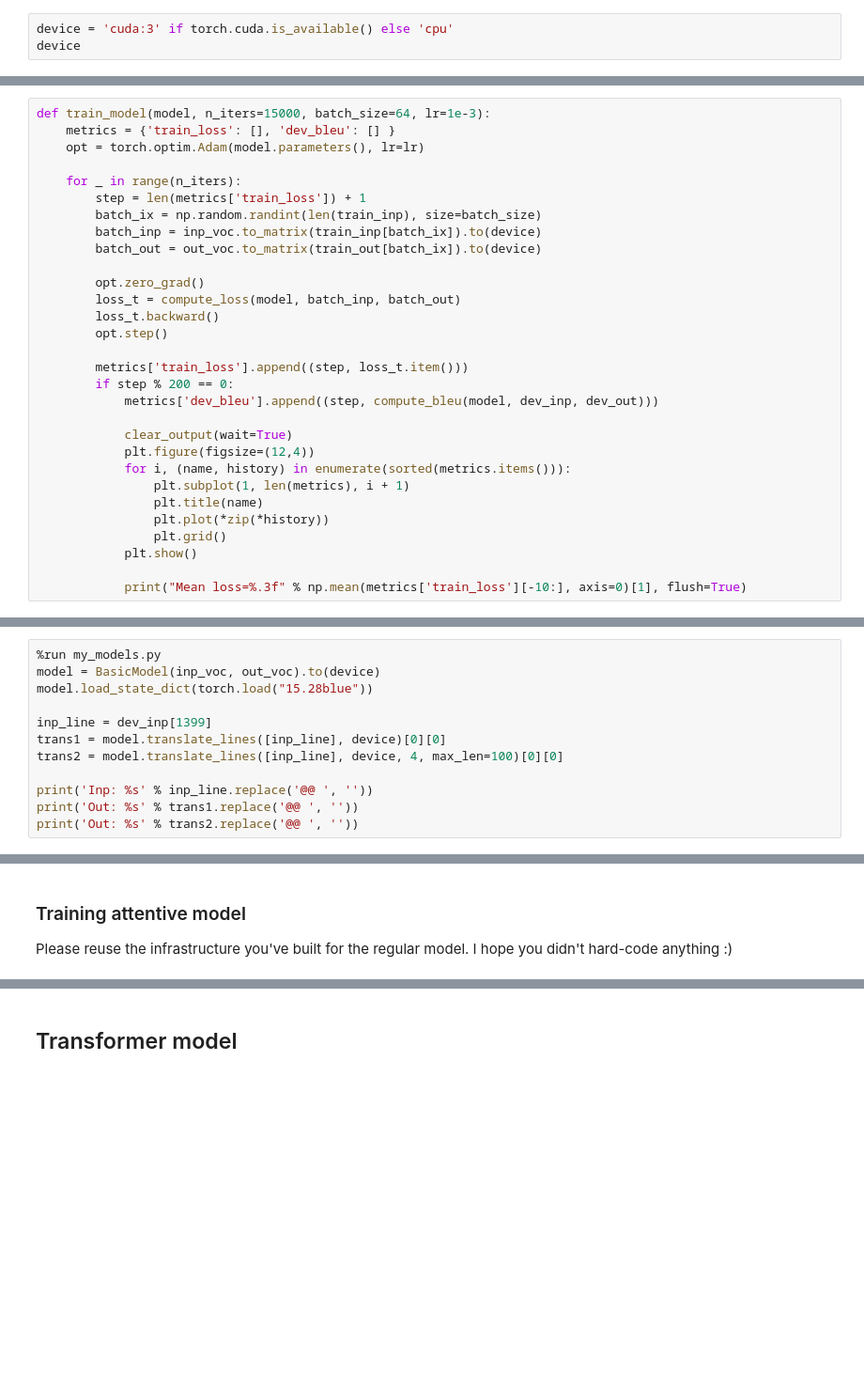
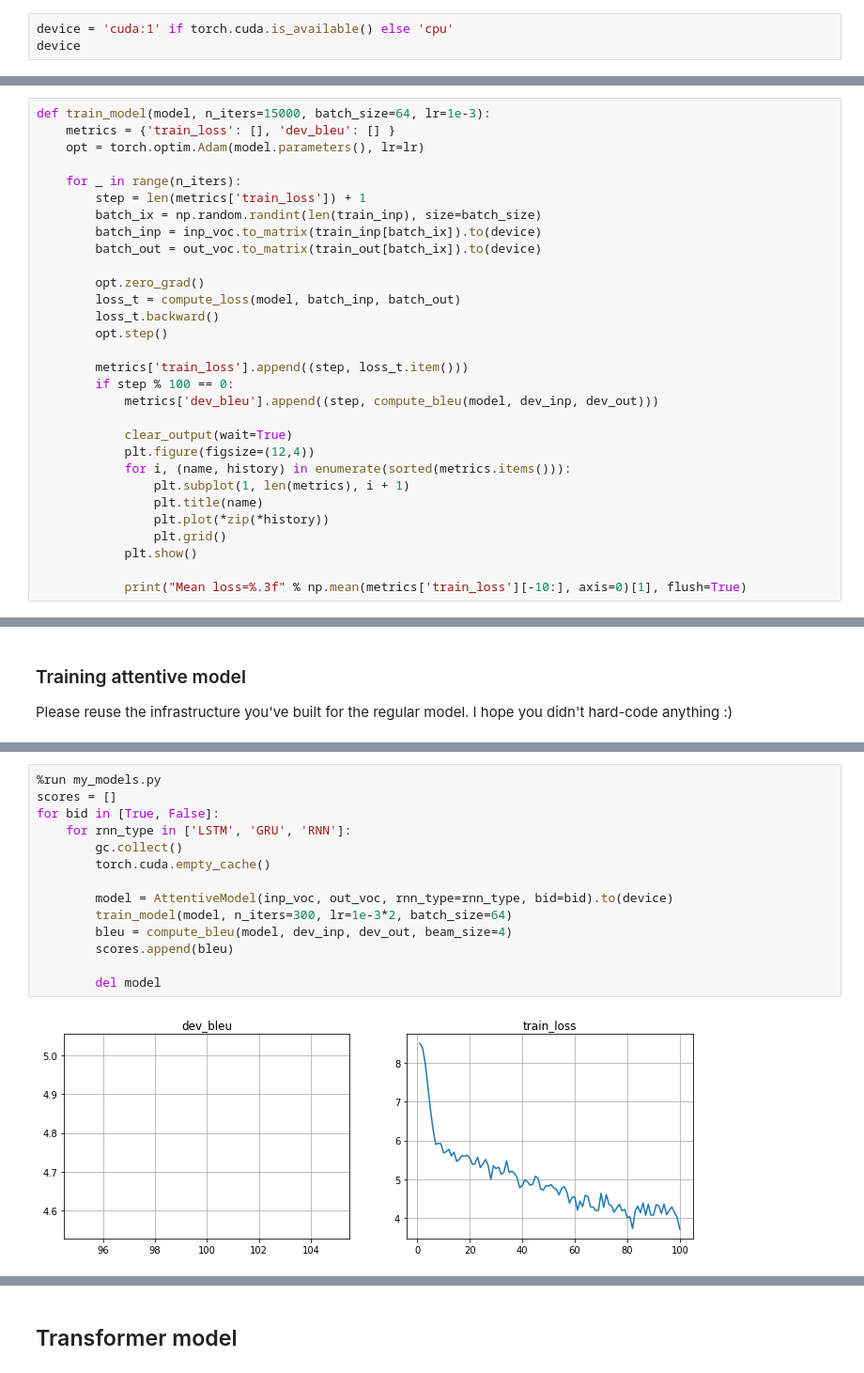
Before and after one commit to artemxx/NMT, a Jupyter notebook: main.ipynb, the cells around one changed output, grey strips where cells are left out. Shown at 94% size. Saved outputs shown, nothing was run; the diff lists cells and outputs as text; blank space fills up the shorter version.

Commit message:
add different rnn units for attentive model

```diff
--- a/main.ipynb
+++ b/main.ipynb
@@ -129,6 +132,6 @@ plt.hist(list(map(len, map(str.split, train_out))), bins=20);
 
 The code below contains a template for a simple encoder-decoder model: single GRU encoder/decoder, no attention or anything
 # %%
-device = 'cuda:3' if torch.cuda.is_available() else 'cpu'
+device = 'cuda:1' if torch.cuda.is_available() else 'cpu'
 device
 # %% [output]
@@ -254,7 +253,7 @@ def train_model(model, n_iters=15000, batch_size=64, lr=1e-3):
         opt.step()
 
         metrics['train_loss'].append((step, loss_t.item()))
-        if step % 200 == 0:
+        if step % 100 == 0:
             metrics['dev_bleu'].append((step, compute_bleu(model, dev_inp, dev_out)))
 
             clear_output(wait=True)
@@ -340,12 +298,0 @@ dev_out[i]
-# %%
-%run my_models.py
-model = BasicModel(inp_voc, out_voc).to(device)
-model.load_state_dict(torch.load("15.28blue"))
-
-inp_line = dev_inp[1399]
-trans1 = model.translate_lines([inp_line], device)[0][0]
-trans2 = model.translate_lines([inp_line], device, 4, max_len=100)[0][0]
-
-print('Inp: %s' % inp_line.replace('@@ ', ''))
-print('Out: %s' % trans1.replace('@@ ', ''))
-print('Out: %s' % trans2.replace('@@ ', ''))
@@ -626,0 +360,16 @@ Out: the ancient theatre of economics is 15 - minute drive from the männc and t
+# %%
+%run my_models.py
+scores = []
+for bid in [True, False]:
+    for rnn_type in ['LSTM', 'GRU', 'RNN']:
+        gc.collect()
+        torch.cuda.empty_cache()
+
+        model = AttentiveModel(inp_voc, out_voc, rnn_type=rnn_type, bid=bid).to(device)
+        train_model(model, n_iters=300, lr=1e-3*2, batch_size=64)
+        bleu = compute_bleu(model, dev_inp, dev_out, beam_size=4)
+        scores.append(bleu)
+
+        del model
+# %% [output]
+[figure, added]
```
Also changed, not shown: parts of 44 cells of this notebook, 1 other file.
